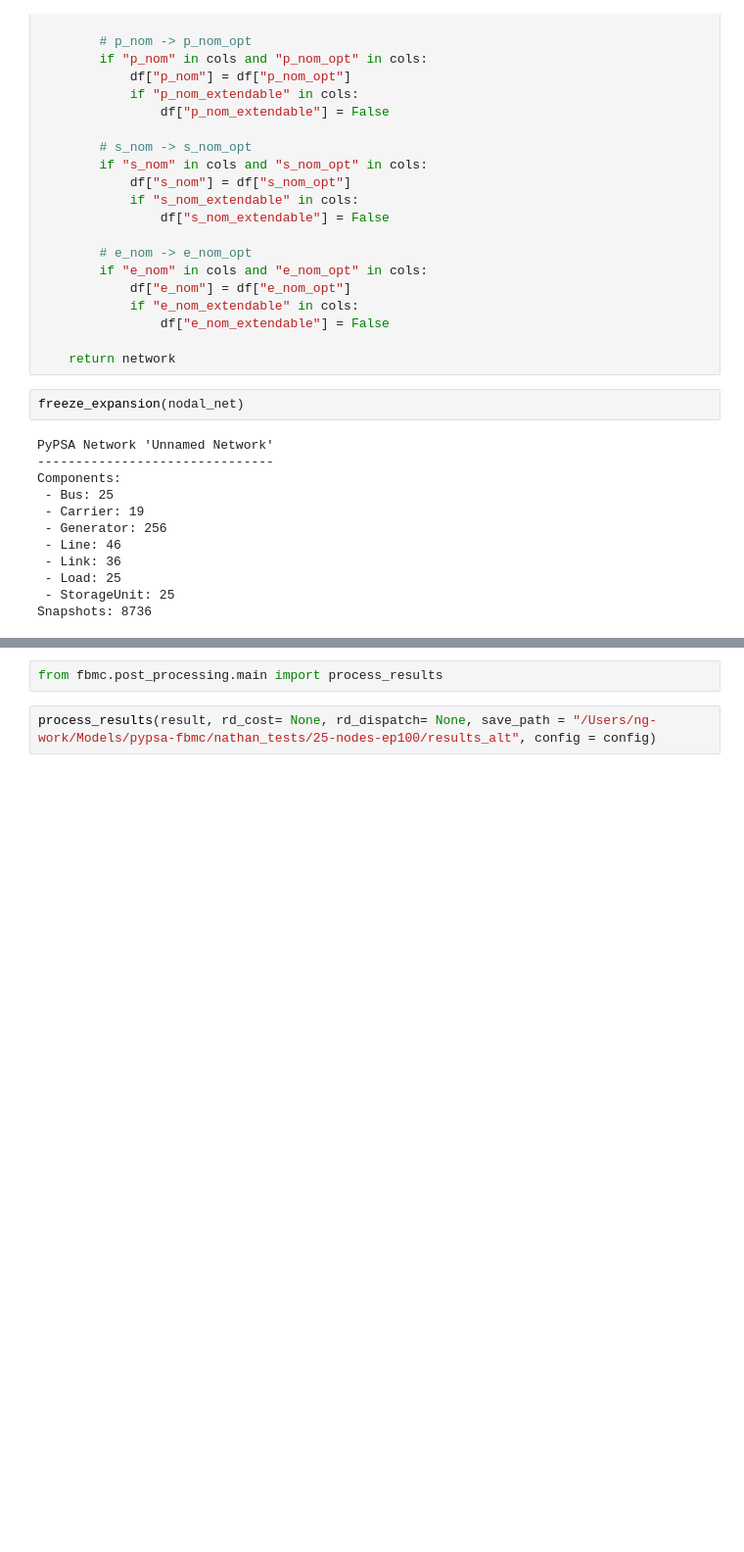
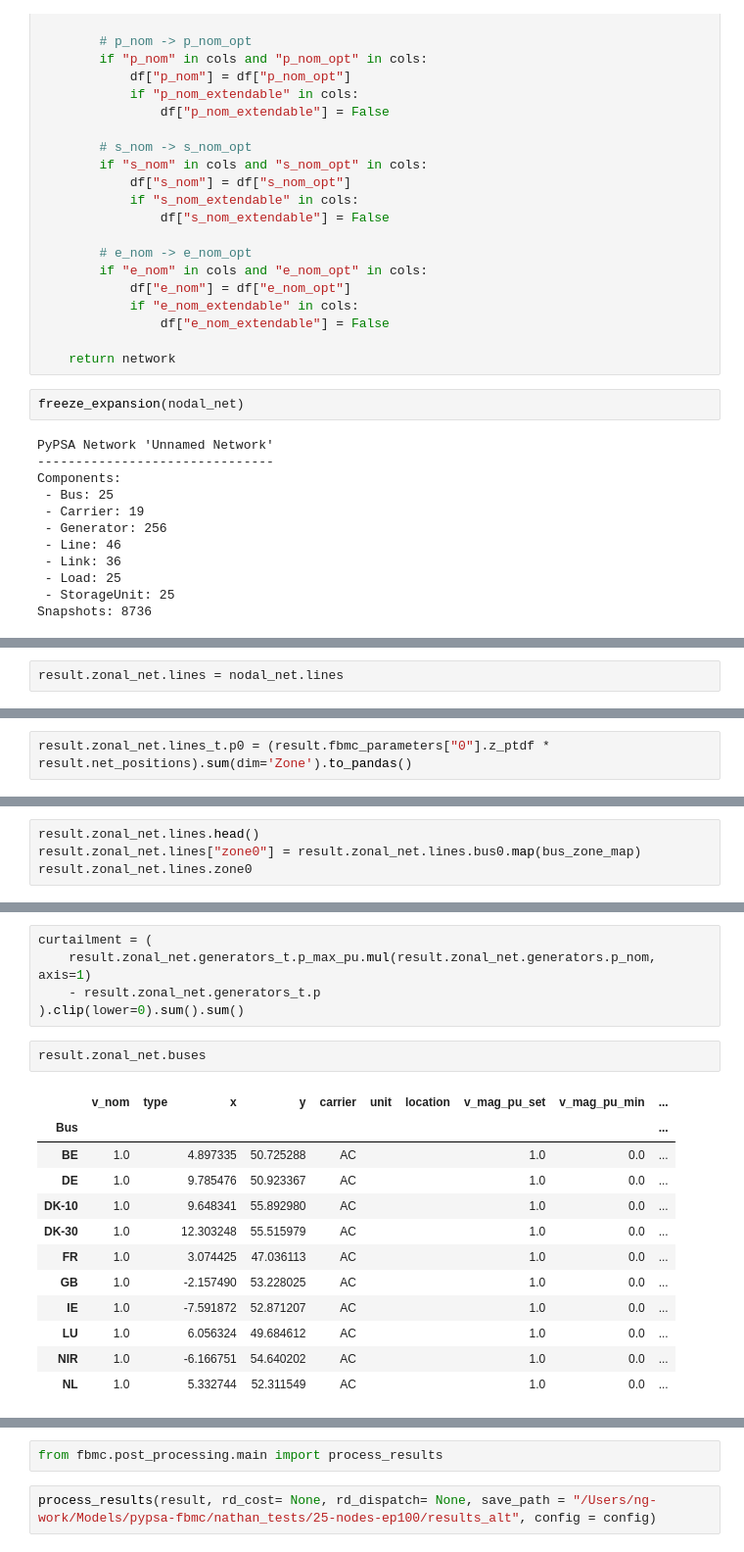
Before and after one commit to nathan-giovannini/pypsa-fbmc, a Jupyter notebook: tornado-analysis/FBMC-25nodes_Ep100_sub.ipynb, the cells around one changed output, grey strips where cells are left out. Shown at 98% size. Drawn from its saved outputs; the diff is of its cells as text; blank space fills up the shorter version.

```diff
--- a/tornado-analysis/FBMC-25nodes_Ep100_sub.ipynb
+++ b/tornado-analysis/FBMC-25nodes_Ep100_sub.ipynb
@@ -183,0 +559,2 @@ obj: 7207200 rows, 3144960 columns, 13497120 nonzeros
+# %%
+result.zonal_net.lines = nodal_net.lines
@@ -183,0 +563,2 @@ obj: 7207200 rows, 3144960 columns, 13497120 nonzeros
+# %%
+result.zonal_net.lines_t.p0 = (result.fbmc_parameters["0"].z_ptdf * result.net_positions).sum(dim='Zone').to_pandas()
@@ -183,0 +589,4 @@ obj: 7207200 rows, 3144960 columns, 13497120 nonzeros
+# %%
+result.zonal_net.lines.head()
+result.zonal_net.lines["zone0"] = result.zonal_net.lines.bus0.map(bus_zone_map)
+result.zonal_net.lines.zone0
@@ -183,0 +611,20 @@ obj: 7207200 rows, 3144960 columns, 13497120 nonzeros
+# %%
+curtailment = (
+    result.zonal_net.generators_t.p_max_pu.mul(result.zonal_net.generators.p_nom, axis=1)
+    - result.zonal_net.generators_t.p
+).clip(lower=0).sum().sum()
+# %%
+result.zonal_net.buses
+# %% [output]
+|  | v_nom | type | x | y | carrier | unit | location | v_mag_pu_set | v_mag_pu_min | ... |
+| Bus |  |  |  |  |  |  |  |  |  | ... |
+| BE | 1.0 |  | 4.897335 | 50.725288 | AC |  |  | 1.0 | 0.0 | ... |
+| DE | 1.0 |  | 9.785476 | 50.923367 | AC |  |  | 1.0 | 0.0 | ... |
+| DK-10 | 1.0 |  | 9.648341 | 55.892980 | AC |  |  | 1.0 | 0.0 | ... |
+| DK-30 | 1.0 |  | 12.303248 | 55.515979 | AC |  |  | 1.0 | 0.0 | ... |
+| FR | 1.0 |  | 3.074425 | 47.036113 | AC |  |  | 1.0 | 0.0 | ... |
+| GB | 1.0 |  | -2.157490 | 53.228025 | AC |  |  | 1.0 | 0.0 | ... |
+| IE | 1.0 |  | -7.591872 | 52.871207 | AC |  |  | 1.0 | 0.0 | ... |
+| LU | 1.0 |  | 6.056324 | 49.684612 | AC |  |  | 1.0 | 0.0 | ... |
+| NIR | 1.0 |  | -6.166751 | 54.640202 | AC |  |  | 1.0 | 0.0 | ... |
+| NL | 1.0 |  | 5.332744 | 52.311549 | AC |  |  | 1.0 | 0.0 | ... |
```
Also changed, not shown: parts of 38 cells of this notebook, 27 other files.
